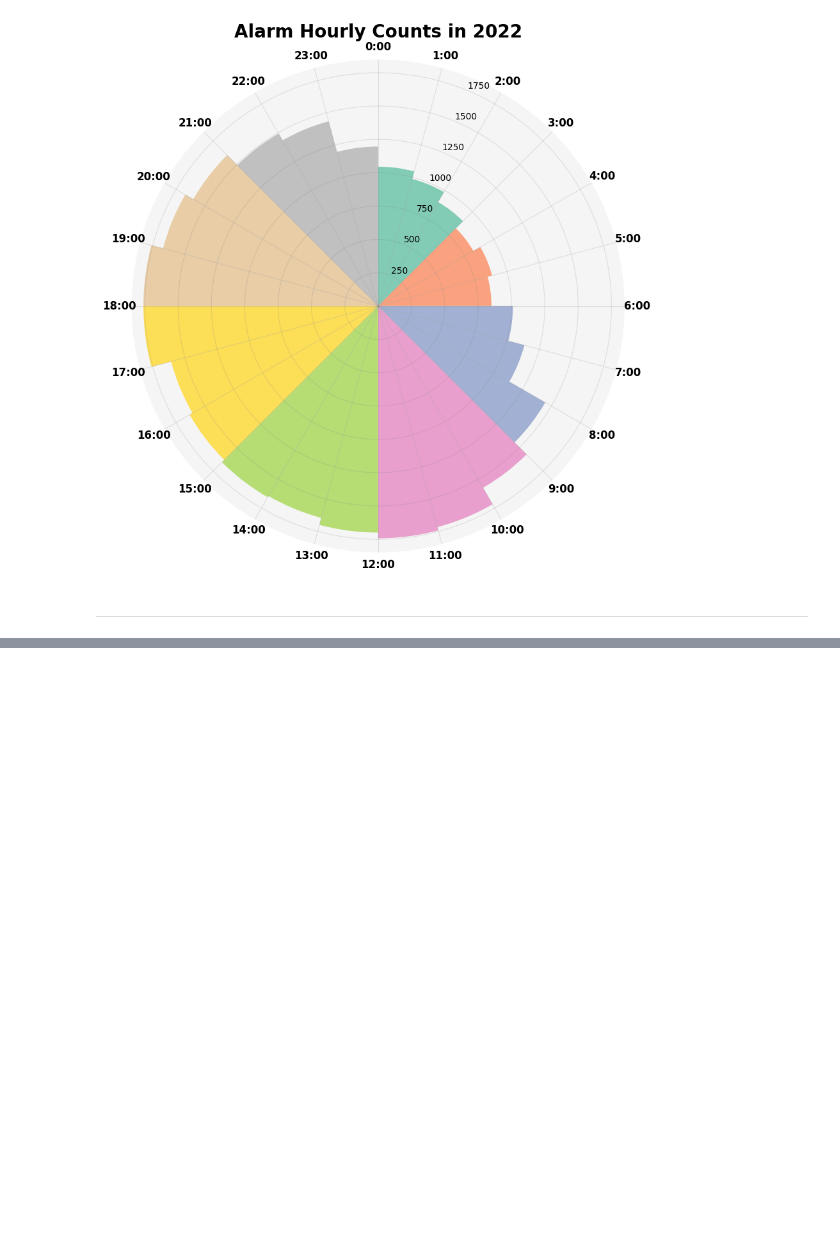
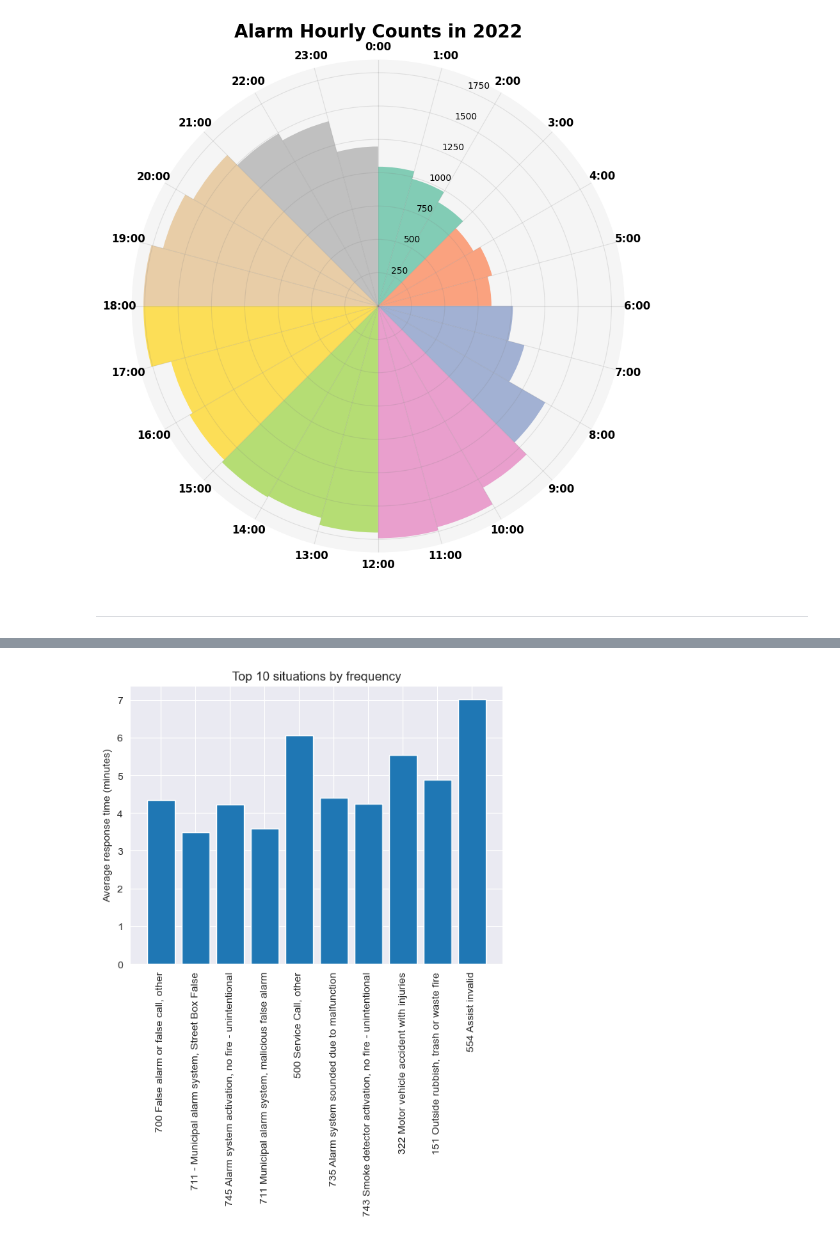
Before and after one commit to Strongside-87/Final_Project, a Jupyter notebook: Final_assigment.ipynb, the cells around one changed output, grey strips where cells are left out. Drawn from its saved outputs; the diff is of its cells as text; code cells hidden in the pictures; blank space fills up the shorter version.

```diff
--- a/Final_assigment.ipynb
+++ b/Final_assigment.ipynb
@@ -837,0 +984,38 @@ First
+# %%
+# Author Thomas Arildtoft - S193564
+
+# Get top 10 most frequent unique values in 'Primary Situation' column
+top_situations = df['Primary Situation'].value_counts().nlargest(10).index.tolist()
+
+# Replace missing values in 'Arrival DtTm' column with 'Missing'
+df['Arrival DtTm'].fillna('Missing', inplace=True)
+
+# Calculate average response time for each situation
+avg_response_times = {}
+for situation in top_situations:
+    situation_rows = df[df['Primary Situation'] == situation]
+    response_times = []
+    for index, row in situation_rows.iterrows():
+        alarm_time = datetime.strptime(row['Alarm DtTm'].strftime('%Y-%m-%d %H:%M:%S'), '%Y-%m-%d %H:%M:%S')
+        if row['Arrival DtTm'] != 'Missing': # check for missing values
+            arrival_time = datetime.strptime(str(row['Arrival DtTm']), '%Y-%m-%d %H:%M:%S')
+            response_time = (arrival_time - alarm_time).total_seconds() / 60.0
+            response_times.append(response_time)
+    if response_times: # check if list is not empty
+        avg_response_time = sum(response_times) / len(response_times)
+        avg_response_times[situation] = avg_response_time
+
+# Plot bar chart of average response times for top 10 situations
+fig, ax = plt.subplots()
+ax.bar(range(len(avg_response_times)), list(avg_response_times.values()), align='center')
+ax.set_xticks(range(len(avg_response_times)))
+ax.set_xticklabels(list(avg_response_times.keys()), rotation='vertical')
+ax.set_ylabel('Average response time (minutes)')
+ax.set_title('Top 10 situations by frequency')
+
+# Create HTML file with interactive chart using mpld3
+html = mpld3.fig_to_html(fig)
+with open('response_times.html', 'w') as f:
+    f.write(html)
+# %% [output]
+[figure, added]
```
Also changed, not shown: parts of 20 cells of this notebook, 7 other files.
